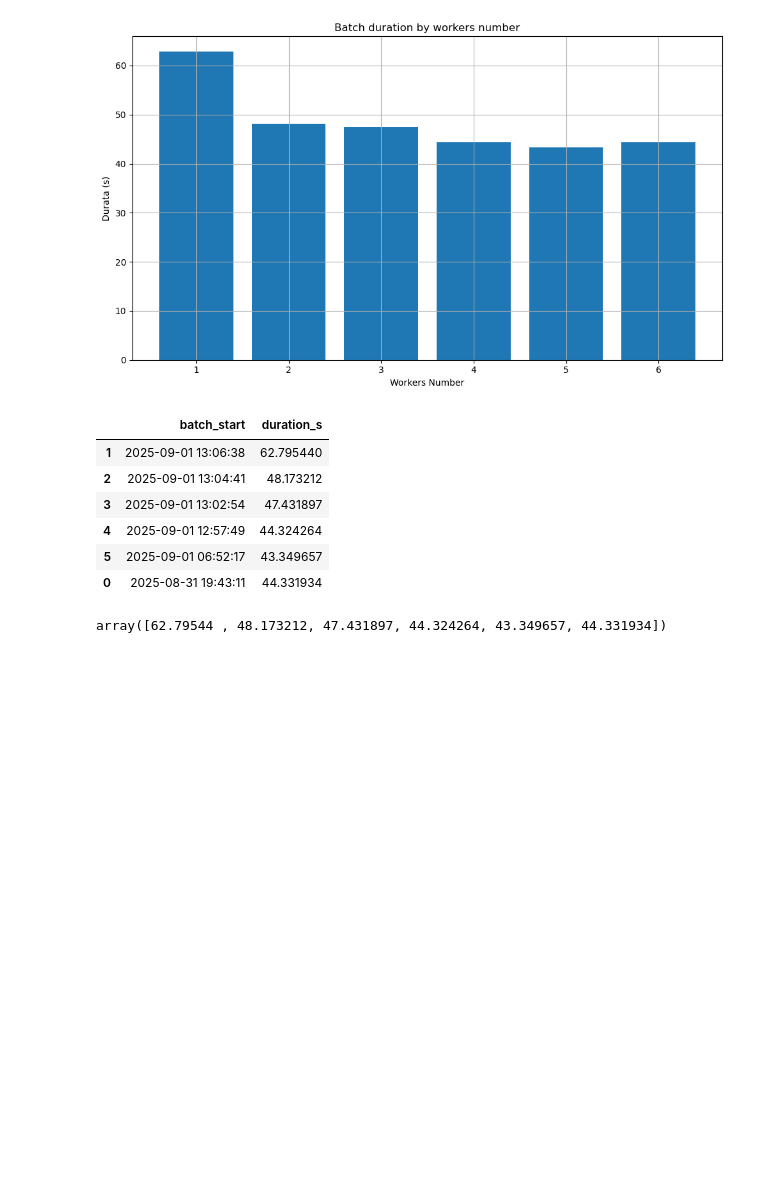
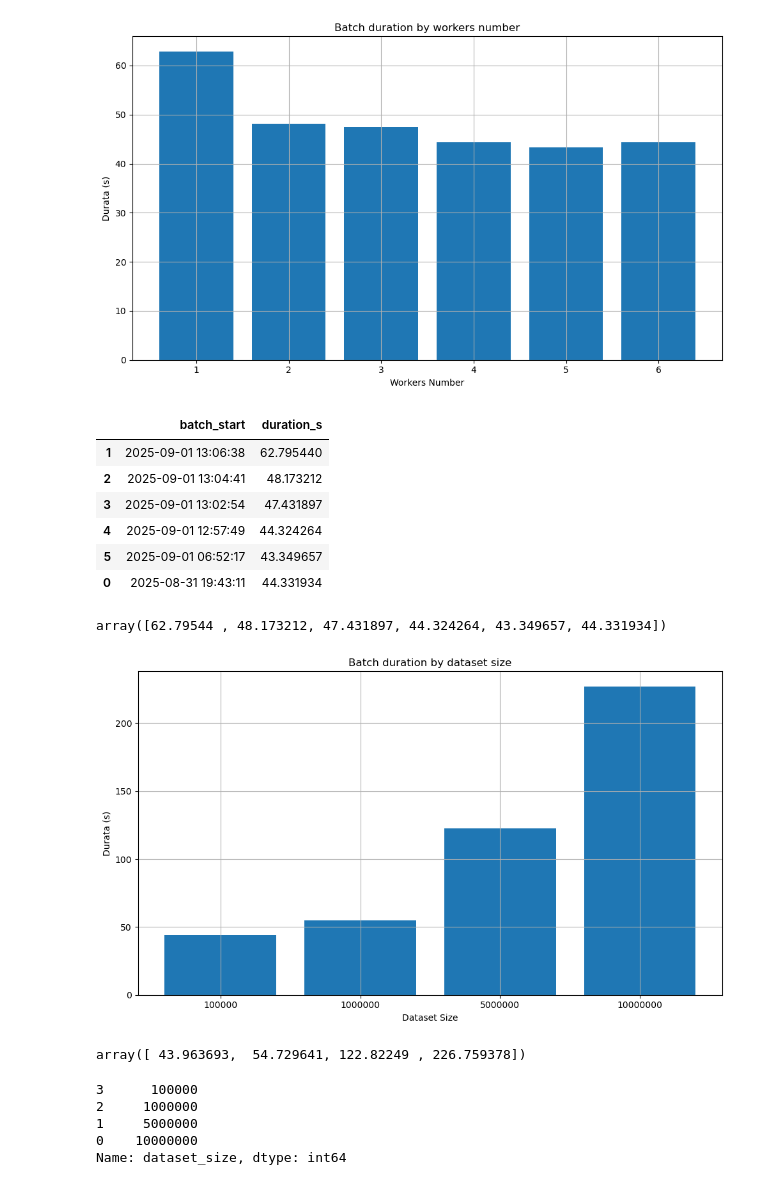
Before and after one commit to SamueleCrispino/delta-lake-pyspark-scd2, a Jupyter notebook: metrics/metric_analysis.ipynb, the cells around one changed output. Saved outputs shown, nothing was run; the diff lists cells and outputs as text; code cells hidden in the pictures; blank space fills up the shorter version.

```diff
--- a/metrics/horizontal_scaling/header/metric_analysis.ipynb
+++ b/metrics/metric_analysis.ipynb
@@ -37,3 +37,37 @@ df[['batch_start', 'duration_s']]
 df.duration_s.values
 # %% [output]
 array([62.79544 , 48.173212, 47.431897, 44.324264, 43.349657, 44.331934])
+# %%
+df = pd.read_csv("volume_scaling/volume_scaling_metrics_all.csv")
+df['batch_start'] = df['batch_id'].str.split('_').str[0]
+#df['batch_start'] = pd.to_datetime(df['batch_start'], format='%Y%m%d%H%M%S')
+
+
+df = df.sort_values(by="batch_start") # ascending
+df['dataset_size'] = [str(val) for val in [10**5, 10**6, 5*10**6, 10*10**6 ]]
+
+# Plot the trend of the 'duration_s' column.
+plt.figure(figsize=(10, 6))
+plt.bar(df['dataset_size'], df['duration_s'])
+plt.title('Batch duration by dataset size')
+plt.xlabel('Dataset Size')
+plt.ylabel('Durata (s)')
+plt.grid(True)
+plt.tight_layout()
+
+
+#### La Legge di Amdahl ####
+# %% [output]
+[figure, added]
+# %%
+df.duration_s.values
+# %% [output]
+array([ 43.963693,  54.729641, 122.82249 , 226.759378])
+# %%
+df['dataset_size']
+# %% [output]
+3      100000
+2     1000000
+1     5000000
+0    10000000
+Name: dataset_size, dtype: int64
```
Also changed, not shown: parts of 1 cell of this notebook, 52 other files.
